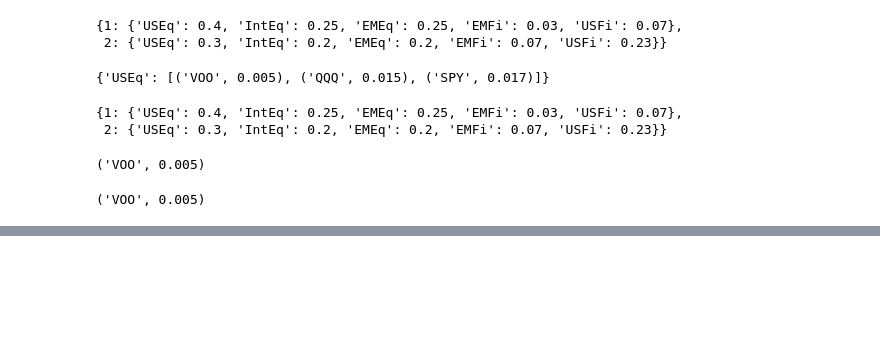
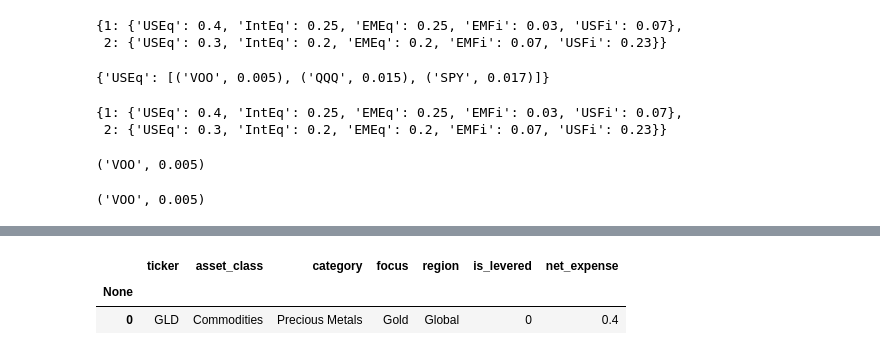
Before and after one commit to zoakes/OptimalETF, a Jupyter notebook: ETFOpt.ipynb, the cells around one changed output, grey strips where cells are left out. Drawn from its saved outputs; the diff is of its cells as text; code cells hidden in the pictures; blank space fills up the shorter version.

```diff
--- a/ETFOpt.ipynb
+++ b/ETFOpt.ipynb
@@ -367,0 +546,66 @@ Effective Expense Ratio: 0.01743
+# %%
+class Segments:
+
+    #Maybe import ETFData instance?
+    def __init__(self, df, etfd = None):
+        self.df = df
+        #eventually...
+        #self.df = etfd.df ?
+
+    @property
+    def USFi(self):
+        USFi = self.df.loc[self.df.asset_class == 'Fixed Income'].loc[self.df.region == 'North America']
+        return USFi
+
+    @property
+    def UST(self):
+        UST = self.USFi.loc[self.df.category == 'Treasury']
+        return UST
+
+    @property
+    def Eq(self):
+        Eq = self.df.loc[self.df.asset_class == 'Equity']
+        return Eq
+
+    @property
+    def USEq(self):
+        USEq = self.Eq.loc[self.Eq.region == 'North America']
+        return USEq
+
+    @property
+    def LC(self):
+        LC = self.df.loc[self.df.asset_class == 'Equity'].loc[self.df.focus == 'Large Cap']
+        return LC
+
+    @property
+    def SC(self):
+        SC = self.df.loc[self.df.asset_class == 'Equity'].loc[self.df.focus == 'Small Cap']
+        return SC
+
+    @property
+    def EM(self):
+        EM = self.df.loc[self.df.region == 'Emerging Markets']
+        return EM
+
+    @property
+    def DM(self):
+        DM = self.df.loc[self.df.region == 'Developed Markets']
+        return DM
+
+    @property
+    def M(self):
+        M = self.df.loc[self.df.asset_class == 'Commodities'].loc[self.df.category == 'Precious Metals']
+        return M
+
+    @property
+    def G(self):
+        G = self.M.loc[self.M.focus == 'Gold']
+        return G
+
+s = Segments(etfs)
+s.USFi
+s.G
+# %% [output]
+|  | ticker | asset_class | category | focus | region | is_levered | net_expense |
+| None |  |  |  |  |  |  |  |
+| 0 | GLD | Commodities | Precious Metals | Gold | Global | 0 | 0.4 |
```
Also changed, not shown: parts of 9 cells of this notebook.
